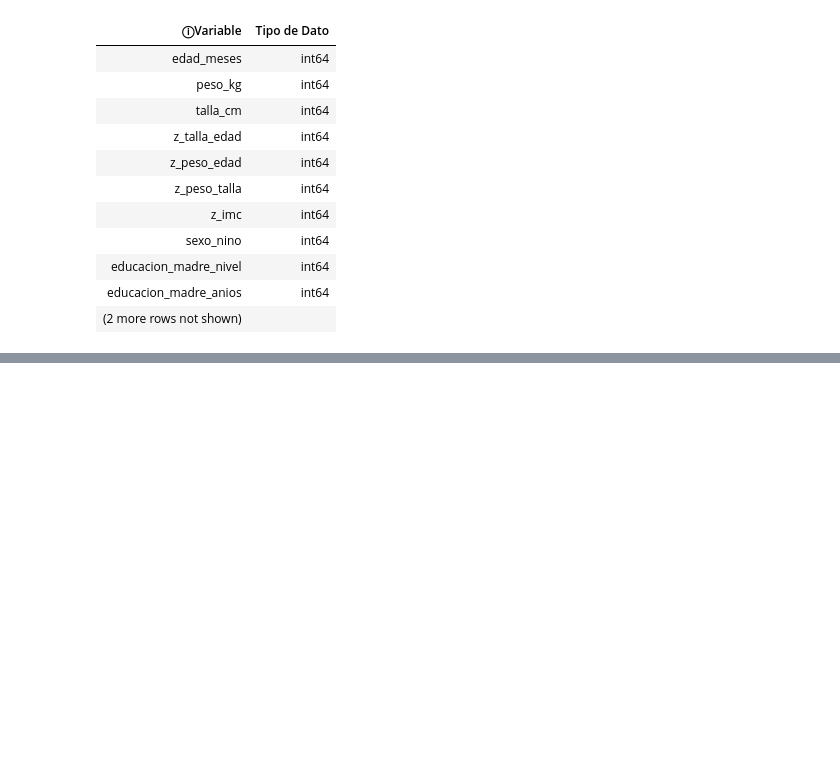
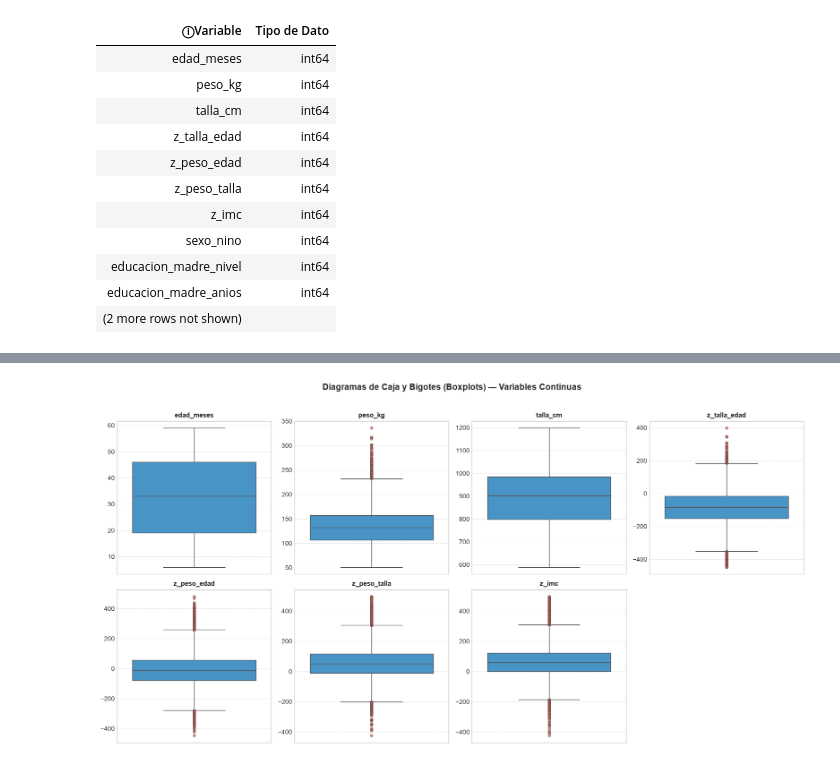
Before and after one commit to Biasphy/AnemiaLDA, a Jupyter notebook: Notebooks/main.ipynb, the cells around one changed output, grey strips where cells are left out. Cells and saved outputs as stored; diff of their text form; code cells hidden in the pictures; blank space fills up the shorter version.

```diff
--- a/Notebooks/main.ipynb
+++ b/Notebooks/main.ipynb
@@ -699,0 +667,19 @@ Todas las variables predictoras (X) y la objetivo (Y) deben ser numéricas (int6
+# %%
+# Definición explícita de las 7 variables cuantitativas continuas
+vars_continuas = [
+    'edad_meses', 'peso_kg', 'talla_cm',
+    'z_talla_edad', 'z_peso_edad', 'z_peso_talla', 'z_imc'
+]
+
+# Filtrar solo las que existan en df_clean
+vars_continuas_disp = [col for col in vars_continuas if col in df_clean.columns]
+
+if vars_continuas_disp:
+    df_resumen_cont = df_clean[vars_continuas_disp].describe().T.reset_index()
+    df_resumen_cont.columns = ['Variable', 'Conteo (n)', 'Media', 'Desv. Est.', 'Mínimo', 'Q1 (25%)', 'Mediana (50%)', 'Q3 (75%)', 'Máximo']
+    df_resumen_cont = df_resumen_cont.round(2)
+
+    print(f"Resumen Estadístico de las {len(vars_continuas_disp)} Variables Continuas:")
+    show(df_resumen_cont, caption="Estadísticos Descriptivos - Variables Continuas y Antropométricas", scrollY="300px")
+else:
+    print("Revisa los nombres de las variables continuas en df_clean.")
@@ -699,0 +702,34 @@ Todas las variables predictoras (X) y la objetivo (Y) deben ser numéricas (int6
+# %%
+import matplotlib.pyplot as plt
+import seaborn as sns
+
+plt.style.use('seaborn-v0_8-whitegrid' if 'seaborn-v0_8-whitegrid' in plt.style.available else 'default')
+
+if vars_continuas_disp:
+    n_vars = len(vars_continuas_disp)
+    n_cols = 4
+    n_rows = (n_vars + n_cols - 1) // n_cols
+
+    fig, axes = plt.subplots(nrows=n_rows, ncols=n_cols, figsize=(16, 4 * n_rows))
+    axes = axes.flatten()
+
+    for i, col in enumerate(vars_continuas_disp):
+        sns.boxplot(
+            y=df_clean[col],
+            ax=axes[i],
+            color='#3498db',
+            flierprops=dict(marker='o', markerfacecolor='#e74c3c', markersize=4, alpha=0.6)
+        )
+        axes[i].set_title(f'{col}', fontsize=11, fontweight='bold')
+        axes[i].set_ylabel('')
+        axes[i].grid(axis='y', linestyle='--', alpha=0.5)
+
+    # Ocultar subplots vacíos si sobran celdas en la grilla
+    for j in range(i + 1, len(axes)):
+        fig.delaxes(axes[j])
+
+    plt.suptitle('Diagramas de Caja y Bigotes (Boxplots) — Variables Continuas', fontsize=14, fontweight='bold', y=1.02)
+    plt.tight_layout()
+    plt.show()
+# %% [output]
+[figure, added]
```
Also changed, not shown: parts of 9 cells of this notebook.
